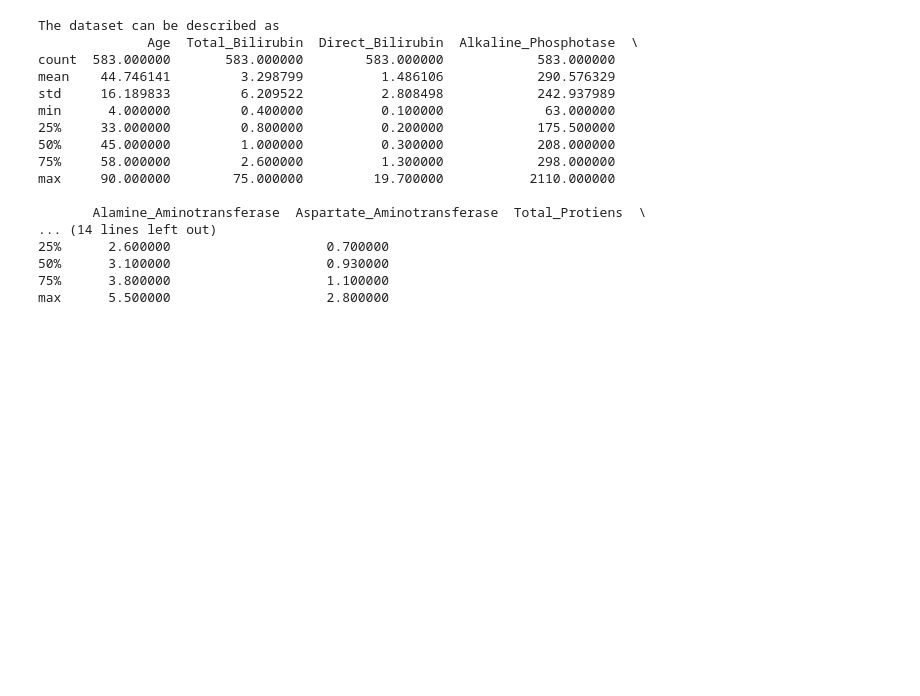
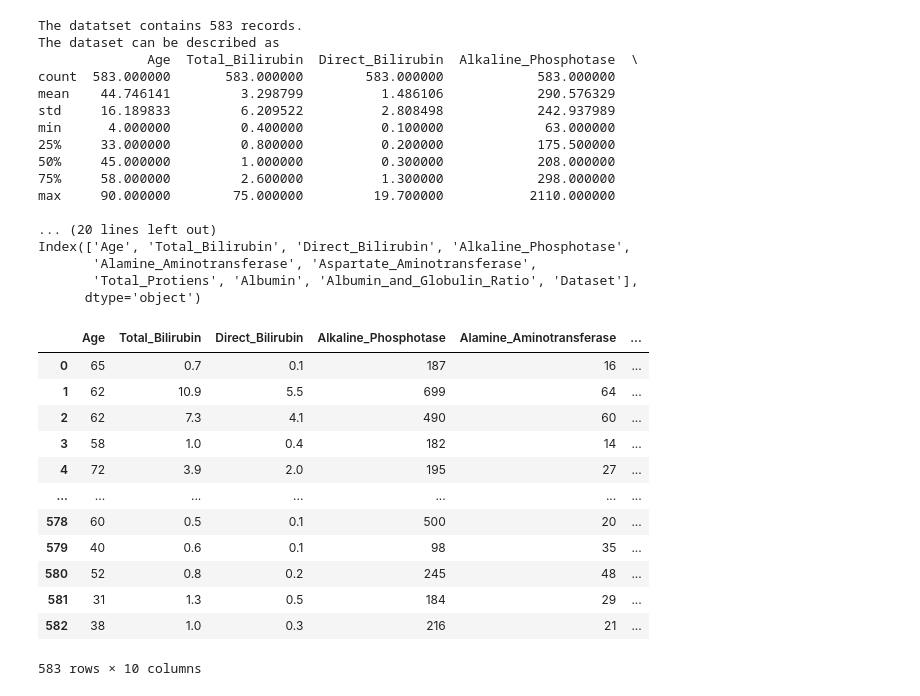
Before and after one commit to tito-datta/LiverDisease_LogisticRegression_NaiveBayes_Classifier, a Jupyter notebook: assignment2.ipynb, the cells around one changed output. Drawn from its saved outputs; the diff is of its cells as text; code cells hidden in the pictures; blank space fills up the shorter version.

```diff
--- a/assignment2.ipynb
+++ b/assignment2.ipynb
@@ -1,10 +22,11 @@
 # %%
-import pandas as pd
-
 liver_df = pd.read_csv('Data/liver_disease_1.csv')
 
+print(f'The datatset contains {len(liver_df)} records.')
 print(f'The dataset can be described as \n{liver_df.describe()}')
+print(f'The dataset has following columns: \n{liver_df.columns}')
 # %% [output]
+The datatset contains 583 records.
 The dataset can be described as
               Age  Total_Bilirubin  Direct_Bilirubin  Alkaline_Phosphotase  \
 count  583.000000       583.000000        583.000000            583.000000
@@ -16,9 +38,26 @@ min      4.000000         0.400000          0.100000             63.000000
 75%     58.000000         2.600000          1.300000            298.000000
 max     90.000000        75.000000         19.700000           2110.000000
 
-       Alamine_Aminotransferase  Aspartate_Aminotransferase  Total_Protiens  \
-... (14 lines left out)
-25%      2.600000                    0.700000
-50%      3.100000                    0.930000
-75%      3.800000                    1.100000
-max      5.500000                    2.800000
+... (20 lines left out)
+Index(['Age', 'Total_Bilirubin', 'Direct_Bilirubin', 'Alkaline_Phosphotase',
+       'Alamine_Aminotransferase', 'Aspartate_Aminotransferase',
+       'Total_Protiens', 'Albumin', 'Albumin_and_Globulin_Ratio', 'Dataset'],
+      dtype='object')
+# %%
+# Convert Categorical data into numerical
+liver_df['Dataset'] = liver_df['Dataset'].replace('Yes', 1).replace('No',0)
+liver_df
+# %% [output]
+|  | Age | Total_Bilirubin | Direct_Bilirubin | Alkaline_Phosphotase | Alamine_Aminotransferase | ... |
+| 0 | 65 | 0.7 | 0.1 | 187 | 16 | ... |
+| 1 | 62 | 10.9 | 5.5 | 699 | 64 | ... |
+| 2 | 62 | 7.3 | 4.1 | 490 | 60 | ... |
+| 3 | 58 | 1.0 | 0.4 | 182 | 14 | ... |
+| 4 | 72 | 3.9 | 2.0 | 195 | 27 | ... |
+| ... | ... | ... | ... | ... | ... | ... |
+| 578 | 60 | 0.5 | 0.1 | 500 | 20 | ... |
+| 579 | 40 | 0.6 | 0.1 | 98 | 35 | ... |
+| 580 | 52 | 0.8 | 0.2 | 245 | 48 | ... |
+| 581 | 31 | 1.3 | 0.5 | 184 | 29 | ... |
+| 582 | 38 | 1.0 | 0.3 | 216 | 21 | ... |
+583 rows × 10 columns
```
Also changed, not shown: parts of 16 cells of this notebook.
